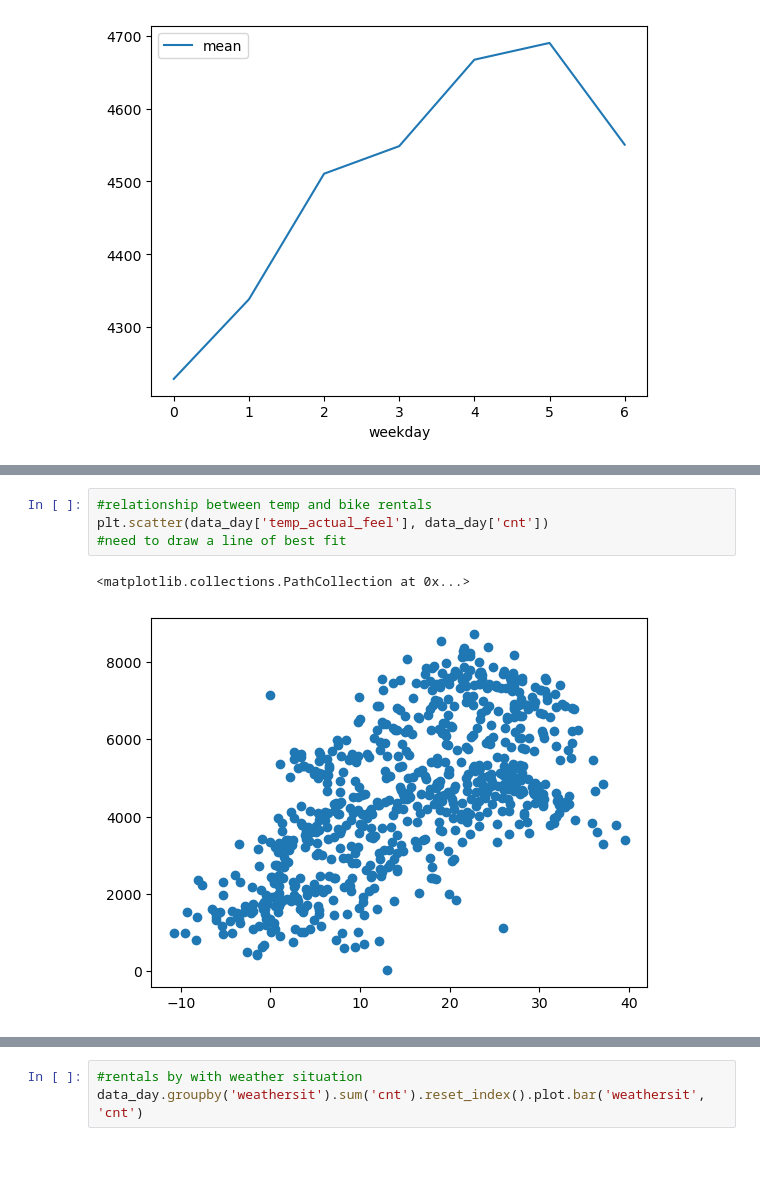
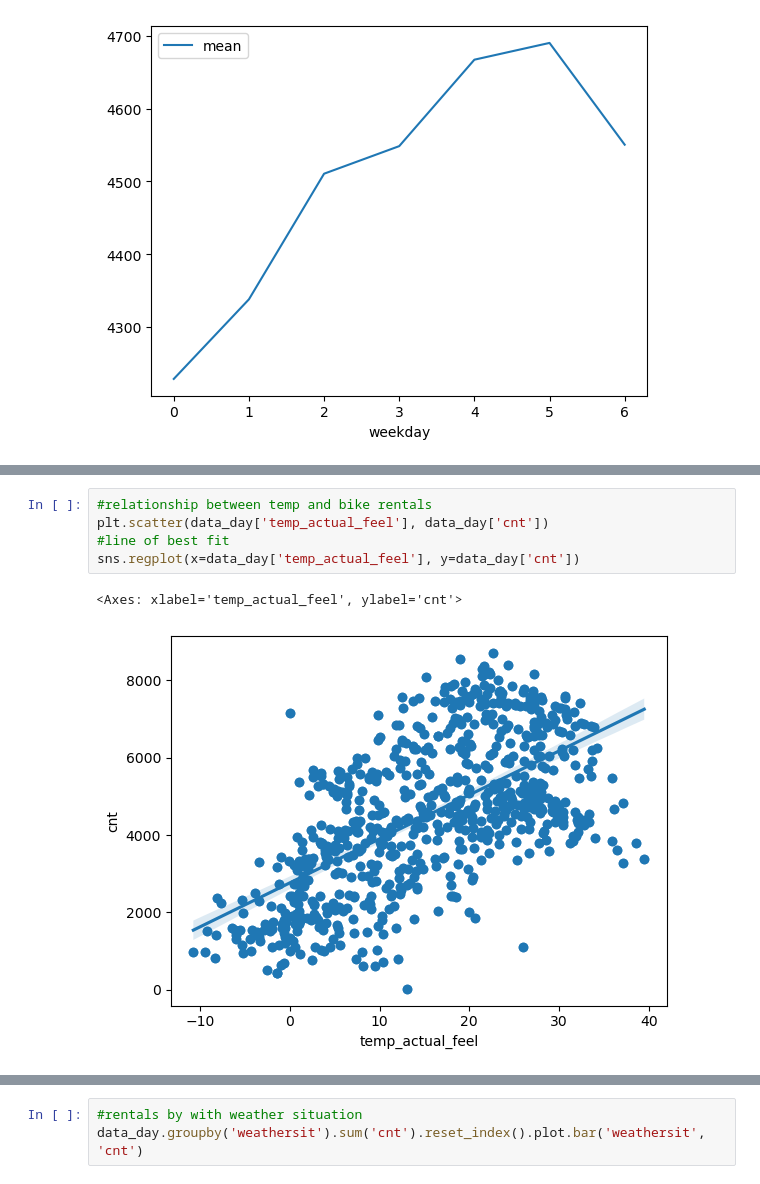
Before and after one commit to a3nath/bikerentalml, a Jupyter notebook: scripts/prepare_data.ipynb, the cells around one changed output, grey strips where cells are left out. Drawn from its saved outputs; the diff is of its cells as text; blank space fills up the shorter version.

```diff
--- a/scripts/prepare_data.ipynb
+++ b/scripts/prepare_data.ipynb
@@ -264,7 +265,8 @@ data_day.groupby('holiday').mean('cnt')
 # %%
 #relationship between temp and bike rentals
 plt.scatter(data_day['temp_actual_feel'], data_day['cnt'])
-#need to draw a line of best fit
+#line of best fit
+sns.regplot(x=data_day['temp_actual_feel'], y=data_day['cnt'])
 # %% [output]
-<matplotlib.collections.PathCollection at 0x...>
+<Axes: xlabel='temp_actual_feel', ylabel='cnt'>
-[figure, old version]
+[figure, new version]
```
Also changed, not shown: parts of 28 cells of this notebook, 1 other file.
